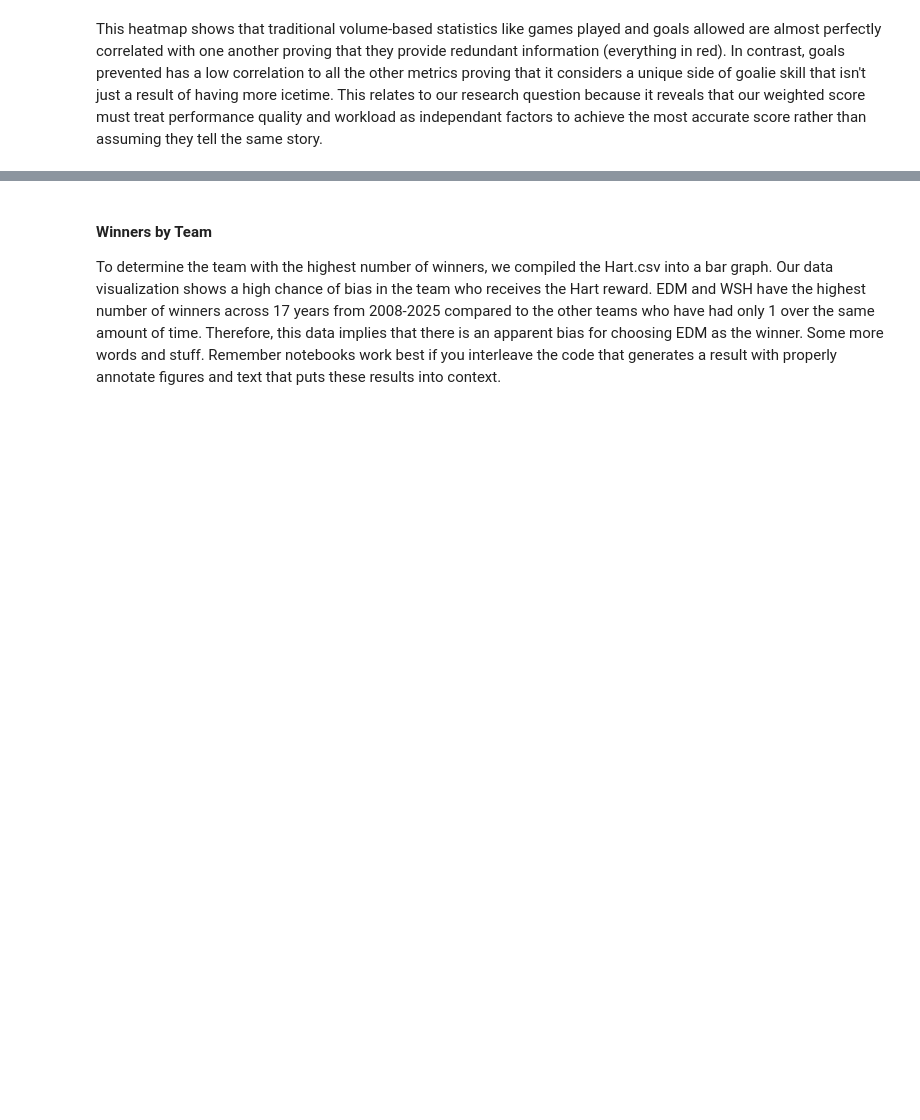
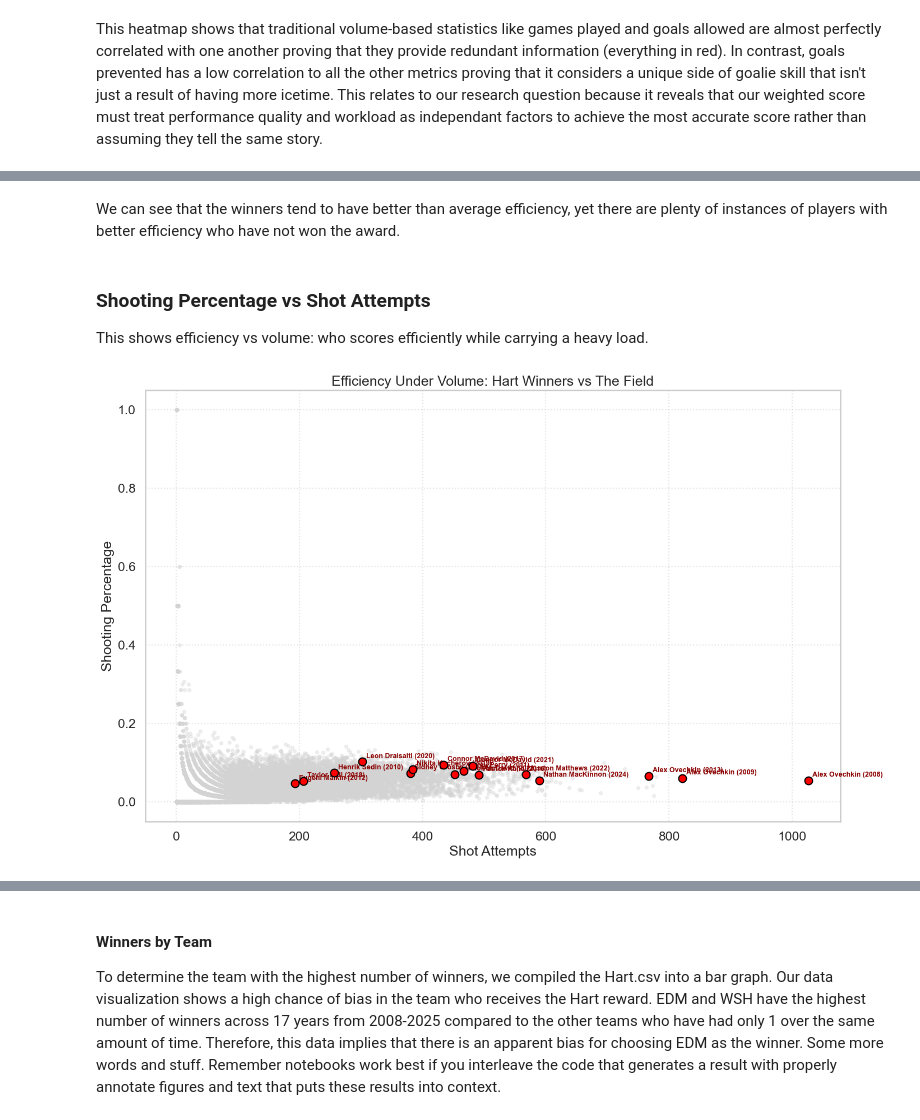
Before and after one commit to COGS108/Group118_WI26, a Jupyter notebook: 02-EDACheckpoint.ipynb, the cells around one changed output, grey strips where cells are left out. Drawn from its saved outputs; the diff is of its cells as text; code cells hidden in the pictures; blank space fills up the shorter version.

```diff
--- a/02-EDACheckpoint.ipynb
+++ b/02-EDACheckpoint.ipynb
@@ -405,0 +471,33 @@ plt.show()
+# %% [markdown]
+We can see that the winners tend to have better than average efficiency, yet there are plenty of instances of players with better efficiency who have not won the award.
+# %% [markdown]
+### Shooting Percentage vs Shot Attempts
+This shows efficiency vs volume: who scores efficiently while carrying a heavy load.
+# %%
+final_df['shot_pct'] = final_df['I_F_goals'] / final_df['I_F_shots'].replace(0, pd.NA)
+hart_stats['shot_pct'] = hart_stats['I_F_goals'] / hart_stats['I_F_shots'].replace(0, pd.NA)
+
+plot_df = final_df.dropna(subset=['I_F_shots', 'shot_pct'])
+plot_hart = hart_stats.dropna(subset=['I_F_shots', 'shot_pct'])
+
+plt.figure(figsize=(16,10))
+
+plt.scatter(plot_df['I_F_shots'], plot_df['shot_pct'],
+            c='lightgrey', alpha=0.3, s=15)
+
+plt.scatter(plot_hart['I_F_shots'], plot_hart['shot_pct'],
+            c='red', s=100, edgecolors='black', linewidth=1.5, zorder=5)
+
+for _, row in plot_hart.iterrows():
+    plt.annotate(f"{row['name']} ({row['season']})",
+                 (row['I_F_shots'], row['shot_pct']),
+                 textcoords="offset points", xytext=(5,5),
+                 fontsize=9, fontweight='bold', color='darkred')
+
+plt.xlabel("Shot Attempts")
+plt.ylabel("Shooting Percentage")
+plt.title("Efficiency Under Volume: Hart Winners vs The Field")
+plt.grid(True, linestyle=':', alpha=0.5)
+plt.show()
+# %% [output]
+[figure, added]
```
Also changed, not shown: parts of 10 cells of this notebook.
